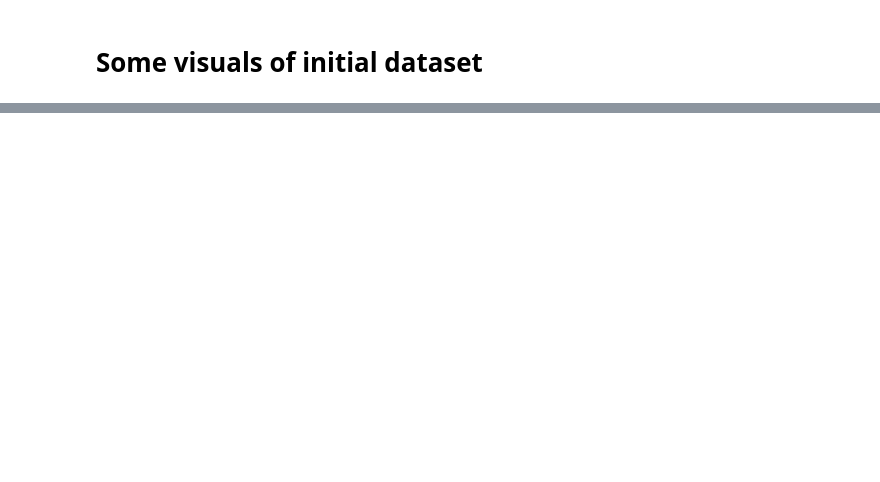
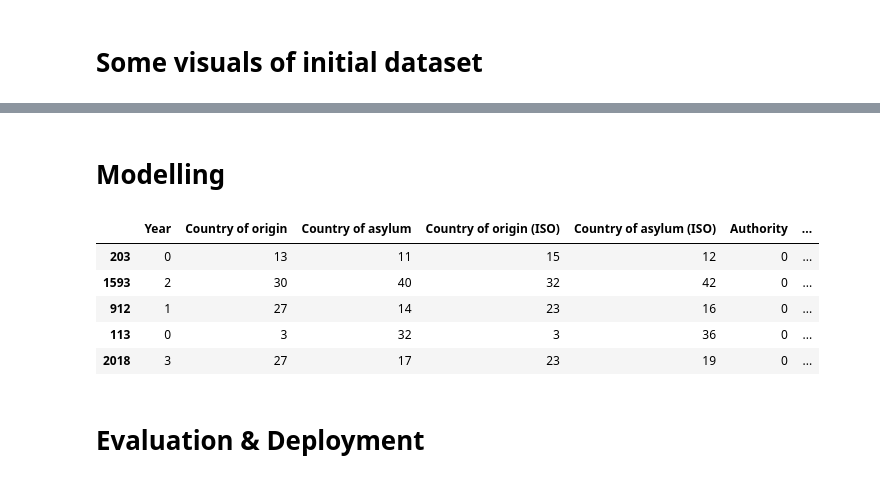
Before and after one commit to RodneyWardle2023/CapstoneProjectCA2RodneyWardle-SBS23057, a Jupyter notebook: CapstoneProjectCA2-CODE-RodneyWardle-SBS23057.ipynb, the cells around one changed output, grey strips where cells are left out. Drawn from its saved outputs; the diff is of its cells as text; code cells hidden in the pictures; blank space fills up the shorter version.

```diff
--- a/CapstoneProjectCA2-CODE-RodneyWardle-SBS23057.ipynb
+++ b/CapstoneProjectCA2-CODE-RodneyWardle-SBS23057.ipynb
@@ -170,0 +231,2 @@ dtype: int64
+# %% [markdown]
+# Modelling
@@ -170,0 +236,21 @@ dtype: int64
+# %%
+# Putting feature variable to X
+X = df.drop('Cases / Persons',axis=1)
+
+# Putting response variable to y
+y = df['Cases / Persons']
+# %%
+# Splitting the data into train and test
+X_train, X_test, y_train, y_test = train_test_split(X, y,
+                                                    test_size=0.30,
+                                                    random_state = 99)
+X_train.head()
+# %% [output]
+|  | Year | Country of origin | Country of asylum | Country of origin (ISO) | Country of asylum (ISO) | Authority | ... |
+| 203 | 0 | 13 | 11 | 15 | 12 | 0 | ... |
+| 1593 | 2 | 30 | 40 | 32 | 42 | 0 | ... |
+| 912 | 1 | 27 | 14 | 23 | 16 | 0 | ... |
+| 113 | 0 | 3 | 32 | 3 | 36 | 0 | ... |
+| 2018 | 3 | 27 | 17 | 23 | 19 | 0 | ... |
+# %% [markdown]
+# Evaluation & Deployment
```
Also changed, not shown: parts of 19 cells of this notebook.
